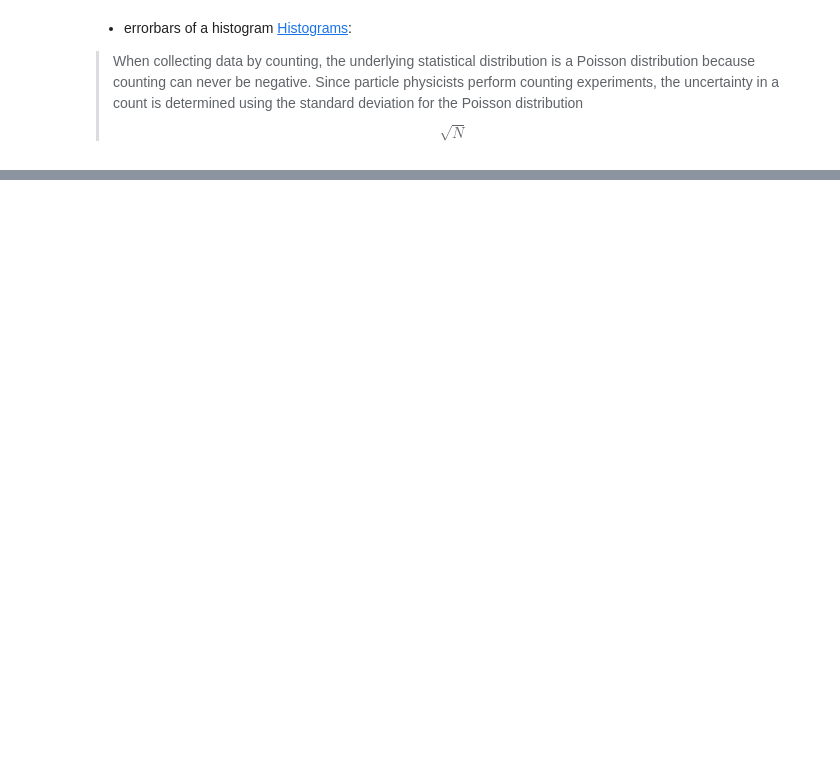
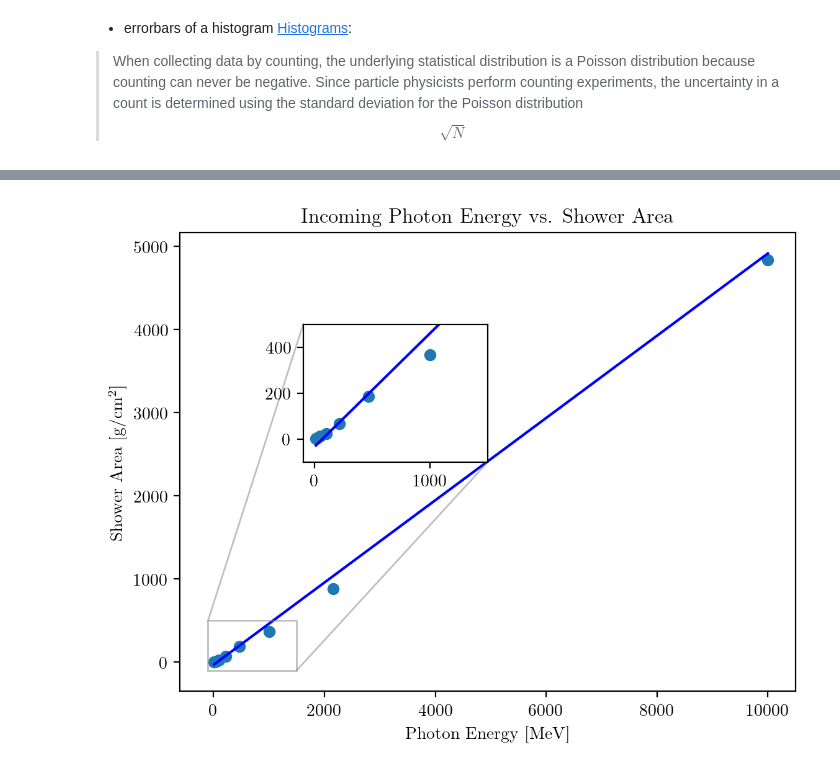
Before and after one commit to mattketk/particle-cascade, a Jupyter notebook: notebooks/ParticleCascade.ipynb, the cells around one changed output, grey strips where cells are left out. Saved outputs shown, nothing was run; the diff lists cells and outputs as text; code cells hidden in the pictures; blank space fills up the shorter version.

```diff
--- a/notebooks/ParticleCascade.ipynb
+++ b/notebooks/ParticleCascade.ipynb
@@ -180,0 +261,60 @@ uncertainty in a count is determined using the standard deviation for the Poisso
+# %%
+photon_energies = np.logspace(1, 4, 10)
+for e in photon_energies:
+    total_charged = []
+    total_photons = []
+    for i in range(n_trials):
+        photons, charged, brem_events, pair_events = cascade_trial(initial_energy=e)
+        total_charged.append(charged[charged[:, 1] > 0, :])
+        total_photons.append(photons[photons[:, 1] > 0, :])
+
+    total_charged = np.vstack(total_charged)
+    total_photons = np.vstack(total_photons)
+
+    charged_save = DataFrame(total_charged, columns=['Energy (MeV)', 'Depth (g/cm2)', 'Active'])
+    energy_int = str(int(e))
+    charged_save.to_csv(f'data/charged_{energy_int}.csv', index=False)
+
+    photon_save = DataFrame(total_charged, columns=['Energy (MeV)', 'Depth (g/cm2)', 'Active'])
+    photon_save.to_csv(f'data/photon_{energy_int}.csv', index=False)
+# %%
+photon_energies = np.logspace(1, 4, 10)
+shower_areas = []
+for e in photon_energies:
+    energy_int = str(int(e))
+    total_charged = read_csv(f'data/charged_{energy_int}.csv')
+    bin_counts, bin_edges = np.histogram(total_charged['Depth (g/cm2)'], bins=100)
+    bin_counts = np.divide(bin_counts, n_trials)
+    bin_centers = (bin_edges[1:] + bin_edges[:-1])/2
+    shower_areas.append(np.trapz(bin_counts, bin_centers))
+
+
+x = photon_energies
+y = shower_areas
+
+inc_model = LinearModel()
+params = inc_model.make_params(slope=1, intercept=1)
+results = inc_model.fit(y, params, x=x)
+x_fit = np.linspace(
+    photon_energies.min(),
+    photon_energies.max(),
+    100
+)
+
+fig, ax = plt.subplots(dpi=200)
+ax.plot(photon_energies, shower_areas, 'o')
+ax.plot(x_fit, inc_model.eval(results.params, x=x_fit), label='Fit', color='blue')
+
+axin = ax.inset_axes([0.2, 0.5, 0.3, 0.3])
+axin.set_xlim(-100, 1.5e+3)
+axin.set_ylim(-100, 500)
+ax.indicate_inset_zoom(axin)
+axin.plot(photon_energies, shower_areas, 'o')
+axin.plot(x_fit, inc_model.eval(results.params, x=x_fit), label='Fit', color='blue')
+ax.set_xlabel('Photon Energy [MeV]')
+ax.set_ylabel('Shower Area [g/cm$^2$]')
+ax.set_title('Incoming Photon Energy vs. Shower Area')
+
+fig.savefig('../deliverables/figures/shower_area_vs_energy.pdf')
+# %% [output]
+[figure, added]
```
Also changed, not shown: parts of 15 cells of this notebook, 29 other files.
